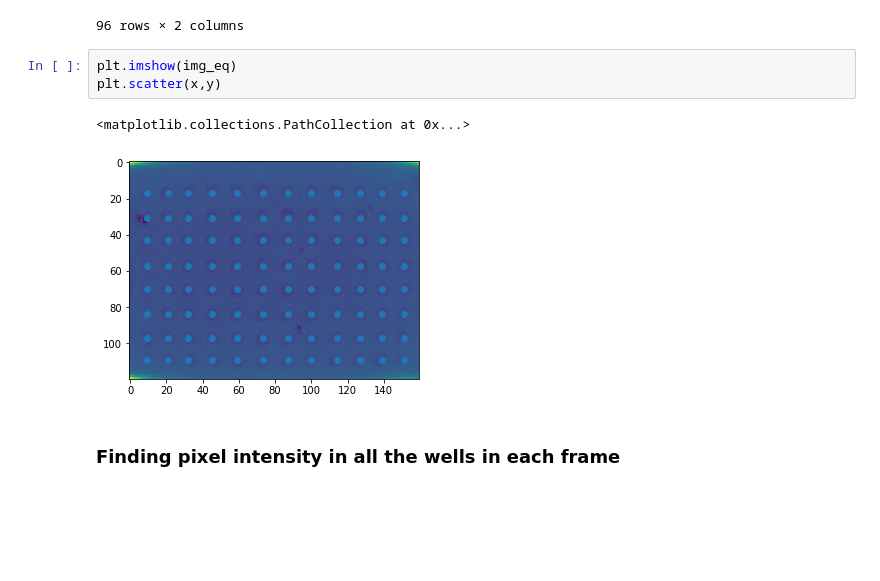
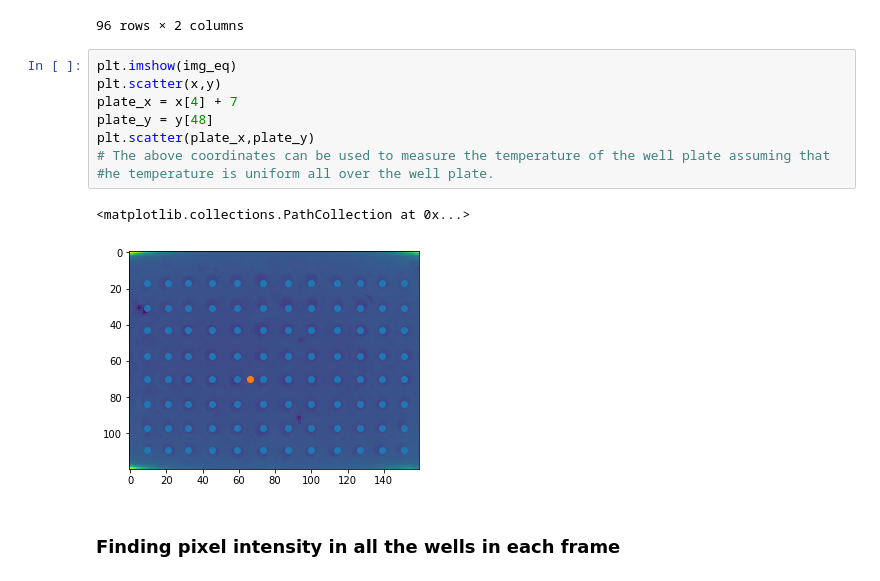
Before and after one commit to jrodguez/musical-robot, a Jupyter notebook: examples/Well_location_31.ipynb, the cells around one changed output. Saved outputs shown, nothing was run; the diff lists cells and outputs as text; blank space fills up the shorter version.

```diff
--- a/examples/Well_location.ipynb
+++ b/examples/Well_location_31.ipynb
@@ -87,12 +87,17 @@ well_location
 | 94 | 139 | 109 |
 | 95 | 151 | 109 |
 96 rows × 2 columns
-# %%
-plt.imshow(img_eq)
-plt.scatter(x,y)
-# %% [output]
-<matplotlib.collections.PathCollection at 0x...>
-[figure, removed]
+# %%
+plt.imshow(img_eq)
+plt.scatter(x,y)
+plate_x = x[4] + 7
+plate_y = y[48]
+plt.scatter(plate_x,plate_y)
+# The above coordinates can be used to measure the temperature of the well plate assuming that
+#he temperature is uniform all over the well plate.
+# %% [output]
+<matplotlib.collections.PathCollection at 0x...>
+[figure, added]
 # %% [markdown]
 ### Finding pixel intensity in all the wells in each frame
 # %%
```
Also changed, not shown: parts of 4 cells of this notebook, 2 other files.
